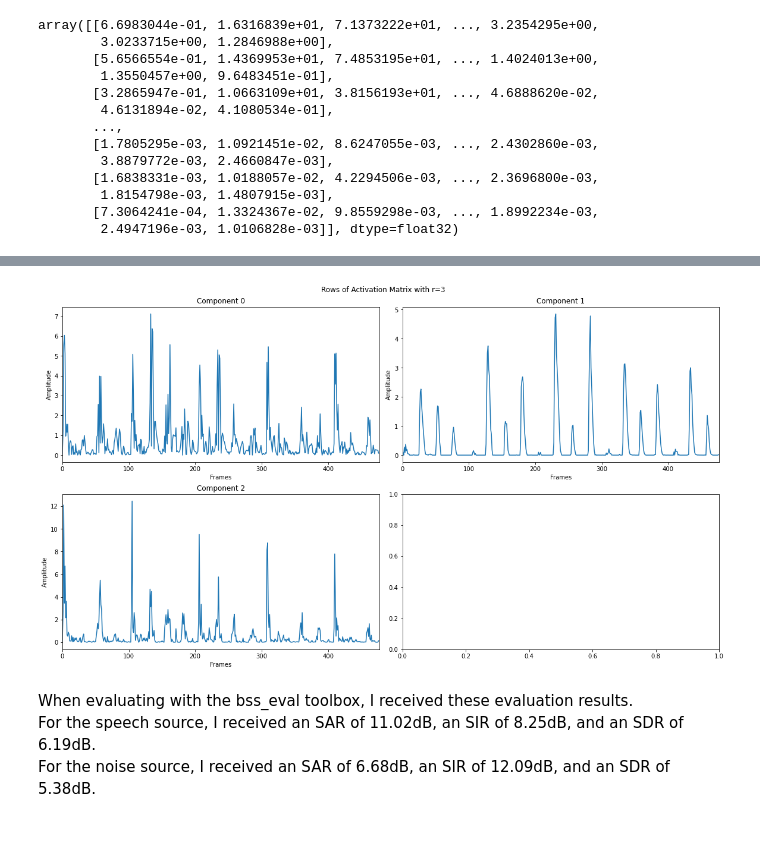
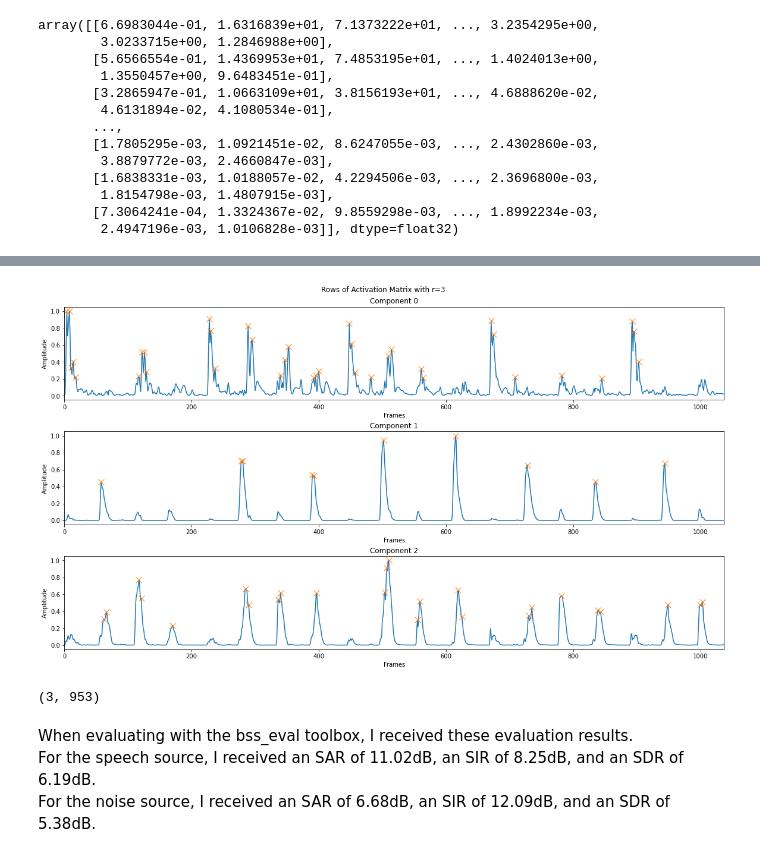
Before and after one commit to nmill15/ECE_477_FinalProject, a Jupyter notebook: Noah_Miller_HW4.ipynb, the cells around one changed output, grey strips where cells are left out. Drawn from its saved outputs; the diff is of its cells as text; code cells hidden in the pictures.

```diff
--- a/Noah_Miller_HW4.ipynb
+++ b/Noah_Miller_HW4.ipynb
@@ -54,7 +54,7 @@ plt.ylabel("Frequency (Hz)")
 freqs = librosa.fft_frequencies(sr=sr,n_fft=2048) # Calculating the frequency distribution for the STFT
 
 # Plotting the dictionary matrix
-fig, ax = plt.subplots(int(np.ceil(r/2)),2,constrained_layout=True, figsize=(16,9))
+fig, ax = plt.subplots(3,1,constrained_layout=True, figsize=(16,9))
 fig.suptitle("Columns of Dictionary Matrix ")
 axes = ax.flat
 for n in range(r):
@@ -68,7 +68,7 @@ for n in range(r):
 
 H *= 1.0 / (H.max()) # Scaling the activation matrix
 # Plotting the activation matrix
-fig, ax = plt.subplots(int(np.ceil(r/2)),2,constrained_layout=True, figsize=(16,9))
+fig, ax = plt.subplots(3,1,constrained_layout=True, figsize=(16,9))
 fig.suptitle("Rows of Activation Matrix")
 axes = ax.flat
 for n in range(r):
@@ -217,11 +221,12 @@ nIter = 200
 Y_Speech = np.dot(W_Speech,H) # Reconstructed Spectrogram
 # %%
 # Plotting the dictionary matrix
-freqs = librosa.fft_frequencies(sr=sr,n_fft=1024,) # Calculating the frequency distribution for the STFT
+freqs = librosa.fft_frequencies(sr=sr,n_fft=1024) # Calculating the frequency distribution for the STFT
 fig, ax = plt.subplots(2,2,constrained_layout=True, figsize=(16,9))
-fig.suptitle("Selected Columns of Trained Speech Dictionary")
+fig.suptitle("Columns of Trained Beatbox Dictionary")
 axes = ax.flat
 for n in range(3):
+
     axes[n].semilogx(freqs,W_Speech[:,n])
     axes[n].set_xlim(10, sr/2)
     axes[n].set_title('Component %d' % n)
@@ -262,29 +267,27 @@ for n in range(4):
 # %% [output]
 [figure]
 # %%
-# Separating Noisy Speech
-
 
 x, sr = librosa.load("beatboxtest.wav", sr=None) # Loading in audio file
 
 # Calculating the spectrogram of the audio file
-S = librosa.stft(x,hop_length=512,win_length=1024, window='hamming', n_fft=1024)
+S = librosa.stft(x,hop_length=256,win_length=1024, window='hamming', n_fft=1024)
 S_mag, S_phase = librosa.magphase(S)
 S_db = librosa.amplitude_to_db(S_mag)
 
 # NMF Parameters
 r = 3
-nIter = 200
-[m,n] = S_mag.shape
-H = np.random.rand(r,n)
-H = H.astype('float32')
-W_Speech = W_Speech.astype('float32')
+nIter = 300
+# [m,n] = S_mag.shape
+# H = np.random.rand(r,n)
+# H = H.astype('float32')
+# W_Speech = W_Speech.astype('float32')
 
-model = NMF(n_components=r, init='custom', max_iter=500);
-W_Combo = model.fit_transform(S_mag, H=H, W=W_Speech)
-H = model.components_
+# model = NMF(n_components=r, init='custom', max_iter=500);
+# W_Combo = model.fit_transform(S_mag, H=H, W=W_Speech)
+# H = model.components_
 
-# [W_Combo,H,KL] = myNMF(S_mag,r,nIter,bUpdateW=0,initW=W_Speech)
+[W_Combo,H,KL] = myNMF(S_mag,r,nIter,bUpdateW=0,initW=W_Speech)
 # W, H = librosa.decompose.decompose(S_mag, n_components=r, sort=True, init='custom', W= W_Speech, H =H)
 # %%
 S_mag
@@ -342,18 +345,30 @@ Component 2:
 # %%
  # Scaling the activation matrix
 # Plotting the activation matrix
-fig, ax = plt.subplots(int(np.ceil(r/2)),2,constrained_layout=True, figsize=(16,9))
+fig, ax = plt.subplots(3,1,constrained_layout=True, figsize=(16,9))
 fig.suptitle("Rows of Activation Matrix with r=3")
 axes = ax.flat
+localmax = np.zeros((100,3))
+numMax = [0,0,0]
+
+
 for n in range(r):
-    # H[n,:] *= 1.0 / (H[n,:].max())
+
+    H[n,:] *= 1.0 / (H[n,:].max())
+    maxima, _ = scipy.signal.find_peaks(H[n,:], height=0.2)
     axes[n].plot(H[n,:])
+    axes[n].plot(maxima, H[n,maxima],'x',ms=10)
     axes[n].set_xlim(0, H.shape[1])
     axes[n].set_title('Component %d' % n)
     axes[n].set_xlabel('Frames')
     axes[n].set_ylabel('Amplitude')
+    numMax[n] = len(maxima)
 # %% [output]
-[figure, old version]
+[figure, new version]
+# %%
+H.shape
+# %% [output]
+(3, 953)
 # %% [markdown]
 When evaluating with the bss_eval toolbox, I received these evaluation results. <br>
 For the speech source, I received an SAR of 11.02dB, an SIR of 8.25dB, and an SDR of 6.19dB. <br>
```
Also changed, not shown: parts of 4 cells of this notebook, 13 other files.
